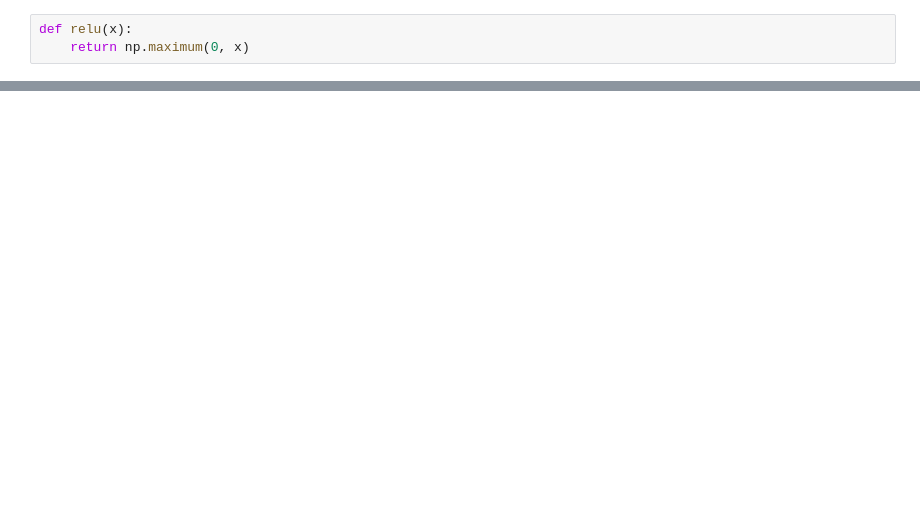
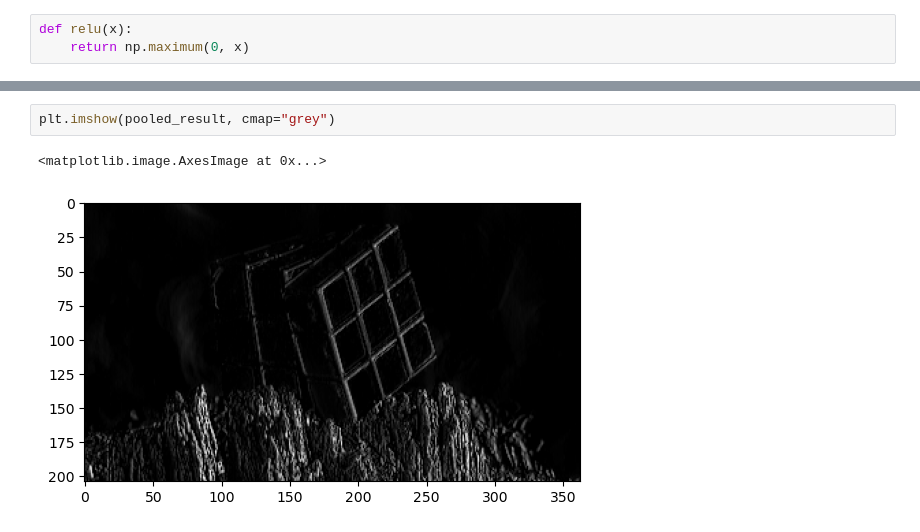
Before and after one commit to SVK004/Basic_CNN_Project, a Jupyter notebook: Model/CNN.ipynb, the cells around one changed output, grey strips where cells are left out. Saved outputs shown, nothing was run; the diff lists cells and outputs as text; blank space fills up the shorter version.

```diff
--- a/Model/CNN.ipynb
+++ b/Model/CNN.ipynb
@@ -50,0 +97,5 @@ def max_pooling(input, size=2, stride=2):
+# %%
+plt.imshow(pooled_result, cmap="grey")
+# %% [output]
+<matplotlib.image.AxesImage at 0x...>
+[figure, added]
```
Also changed, not shown: parts of 14 cells of this notebook.
